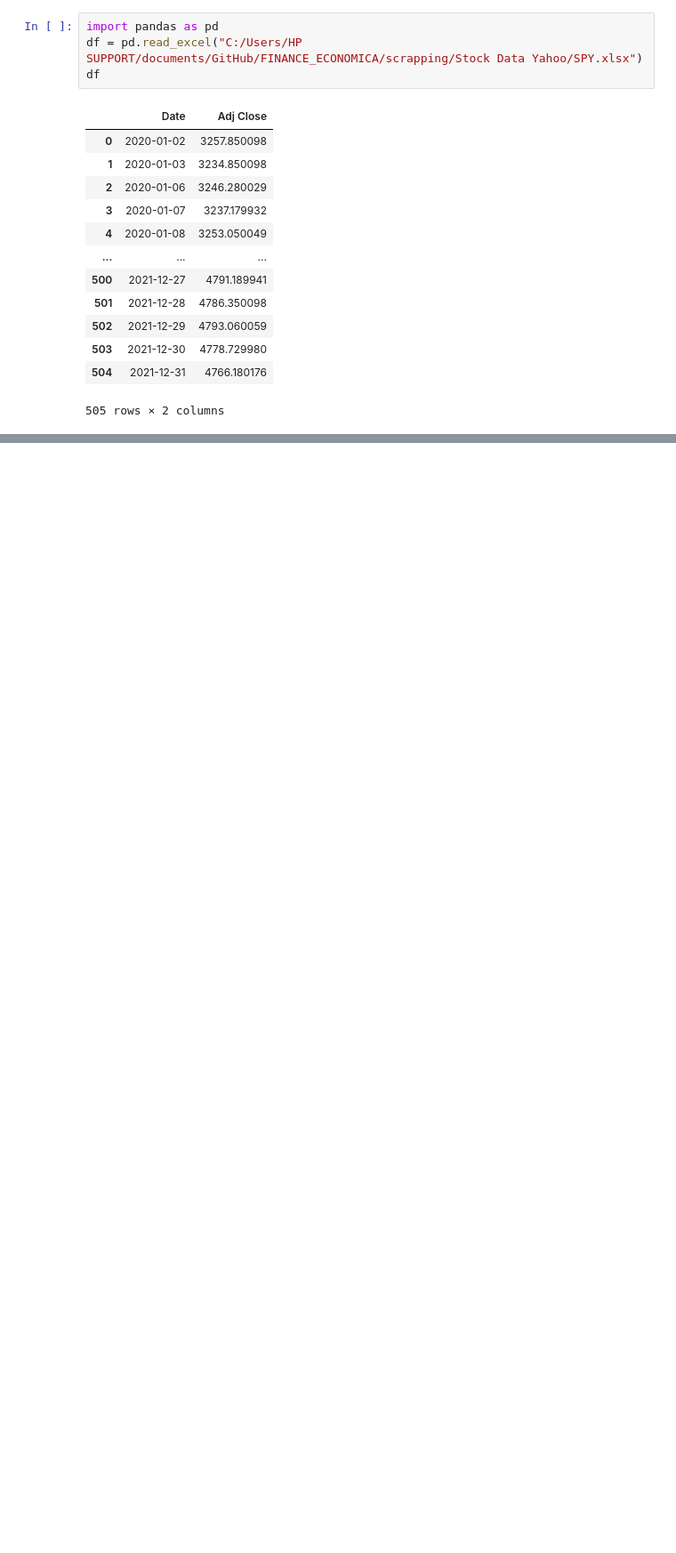
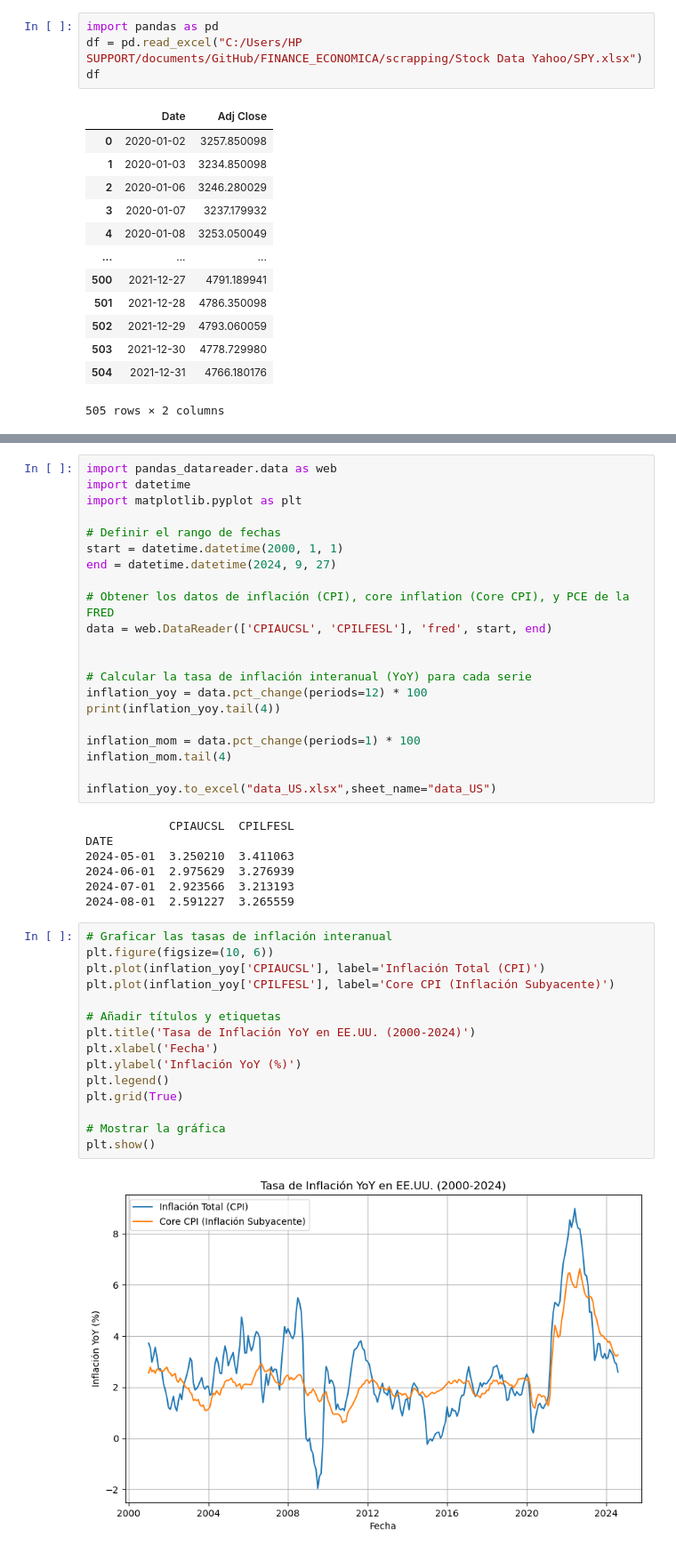
Before and after one commit to jhersoncueva/FIN_ECO, a Jupyter notebook: scrapping/Stock Data Yahoo/yahoo_spy.ipynb, the cells around one changed output, grey strips where cells are left out. Shown at 89% size. Saved outputs shown, nothing was run; the diff lists cells and outputs as text; blank space fills up the shorter version.

```diff
--- a/scrapping/Stock Data Yahoo/yahoo_spy.ipynb
+++ b/scrapping/Stock Data Yahoo/yahoo_spy.ipynb
@@ -231,0 +261,45 @@ data["var_CPI"].plot()
+# %%
+import pandas_datareader.data as web
+import datetime
+import matplotlib.pyplot as plt
+
+# Definir el rango de fechas
+start = datetime.datetime(2000, 1, 1)
+end = datetime.datetime(2024, 9, 27)
+
+# Obtener los datos de inflación (CPI), core inflation (Core CPI), y PCE de la FRED
+data = web.DataReader(['CPIAUCSL', 'CPILFESL'], 'fred', start, end)
+
+
+# Calcular la tasa de inflación interanual (YoY) para cada serie
+inflation_yoy = data.pct_change(periods=12) * 100
+print(inflation_yoy.tail(4))
+
+inflation_mom = data.pct_change(periods=1) * 100
+inflation_mom.tail(4)
+
+inflation_yoy.to_excel("data_US.xlsx",sheet_name="data_US")
+# %% [output]
+            CPIAUCSL  CPILFESL
+DATE
+2024-05-01  3.250210  3.411063
+2024-06-01  2.975629  3.276939
+2024-07-01  2.923566  3.213193
+2024-08-01  2.591227  3.265559
+# %%
+# Graficar las tasas de inflación interanual
+plt.figure(figsize=(10, 6))
+plt.plot(inflation_yoy['CPIAUCSL'], label='Inflación Total (CPI)')
+plt.plot(inflation_yoy['CPILFESL'], label='Core CPI (Inflación Subyacente)')
+
+# Añadir títulos y etiquetas
+plt.title('Tasa de Inflación YoY en EE.UU. (2000-2024)')
+plt.xlabel('Fecha')
+plt.ylabel('Inflación YoY (%)')
+plt.legend()
+plt.grid(True)
+
+# Mostrar la gráfica
+plt.show()
+# %% [output]
+[figure, added]
```
Also changed, not shown: parts of 7 cells of this notebook, 6 other files.
